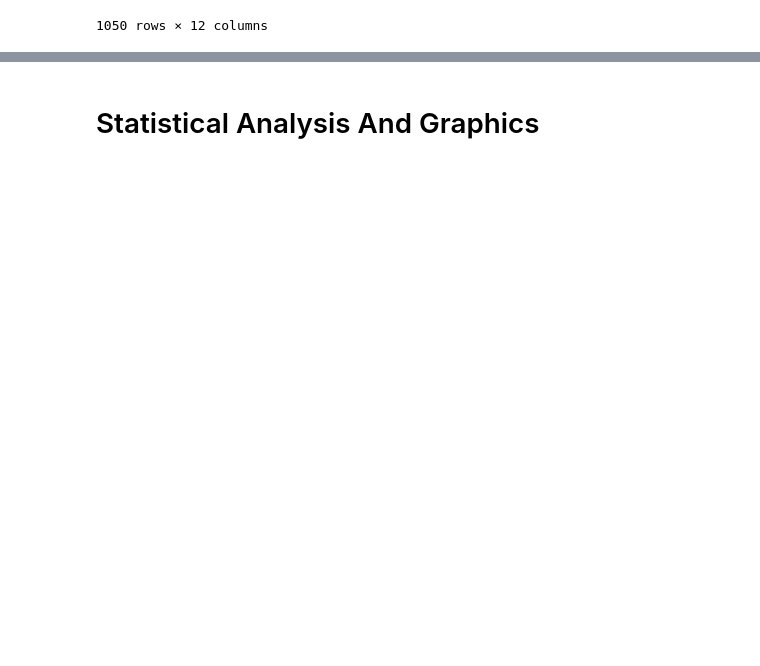
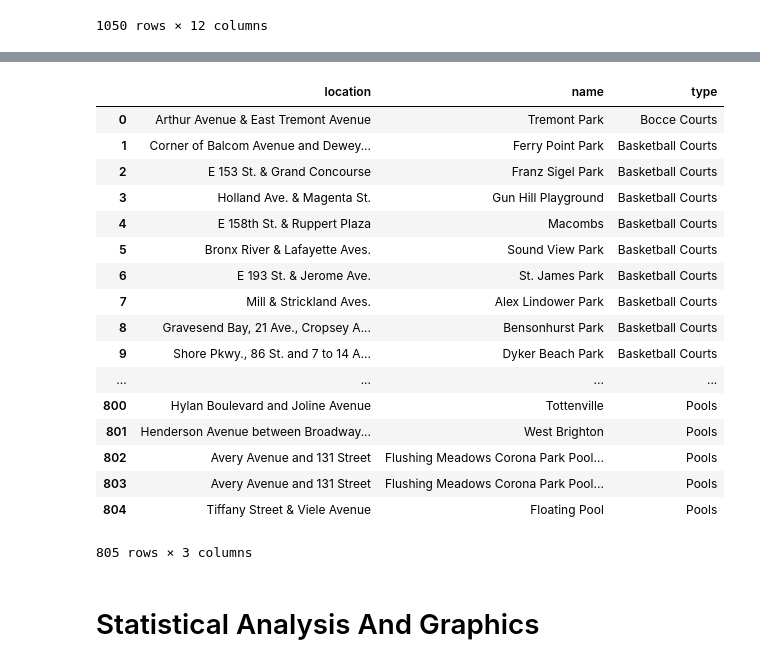
Before and after one commit to mandy941/final, a Jupyter notebook: M_Yang_proposal.ipynb, the cells around one changed output, grey strips where cells are left out. Cells and saved outputs as stored; diff of their text form; code cells hidden in the pictures; blank space fills up the shorter version.

```diff
--- a/M_Yang_proposal.ipynb
+++ b/M_Yang_proposal.ipynb
@@ -51,2 +76,26 @@ df0
+# %%
+# read the data file from SODA API address
+#print the result
+df1 = pd.read_json("https://data.cityofnewyork.us/resource/e4ej-j6hn.json")
+df1
+# %% [output]
+|  | location | name | type |
+| 0 | Arthur Avenue & East Tremont Avenue | Tremont Park | Bocce Courts |
+| 1 | Corner of Balcom Avenue and Dewey... | Ferry Point Park | Basketball Courts |
+| 2 | E 153 St. & Grand Concourse | Franz Sigel Park | Basketball Courts |
+| 3 | Holland Ave. & Magenta St. | Gun Hill Playground | Basketball Courts |
+| 4 | E 158th St. & Ruppert Plaza | Macombs | Basketball Courts |
+| 5 | Bronx River & Lafayette Aves. | Sound View Park | Basketball Courts |
+| 6 | E 193 St. & Jerome Ave. | St. James Park | Basketball Courts |
+| 7 | Mill & Strickland Aves. | Alex Lindower Park | Basketball Courts |
+| 8 | Gravesend Bay, 21 Ave., Cropsey A... | Bensonhurst Park | Basketball Courts |
+| 9 | Shore Pkwy., 86 St. and 7 to 14 A... | Dyker Beach Park | Basketball Courts |
+| ... | ... | ... | ... |
+| 800 | Hylan Boulevard and Joline Avenue | Tottenville | Pools |
+| 801 | Henderson Avenue between Broadway... | West Brighton | Pools |
+| 802 | Avery Avenue and 131 Street | Flushing Meadows Corona Park Pool... | Pools |
+| 803 | Avery Avenue and 131 Street | Flushing Meadows Corona Park Pool... | Pools |
+| 804 | Tiffany Street & Viele Avenue | Floating Pool | Pools |
+805 rows × 3 columns
 # %% [markdown]
 # Statistical Analysis And Graphics
```
Also changed, not shown: parts of 21 cells of this notebook.
